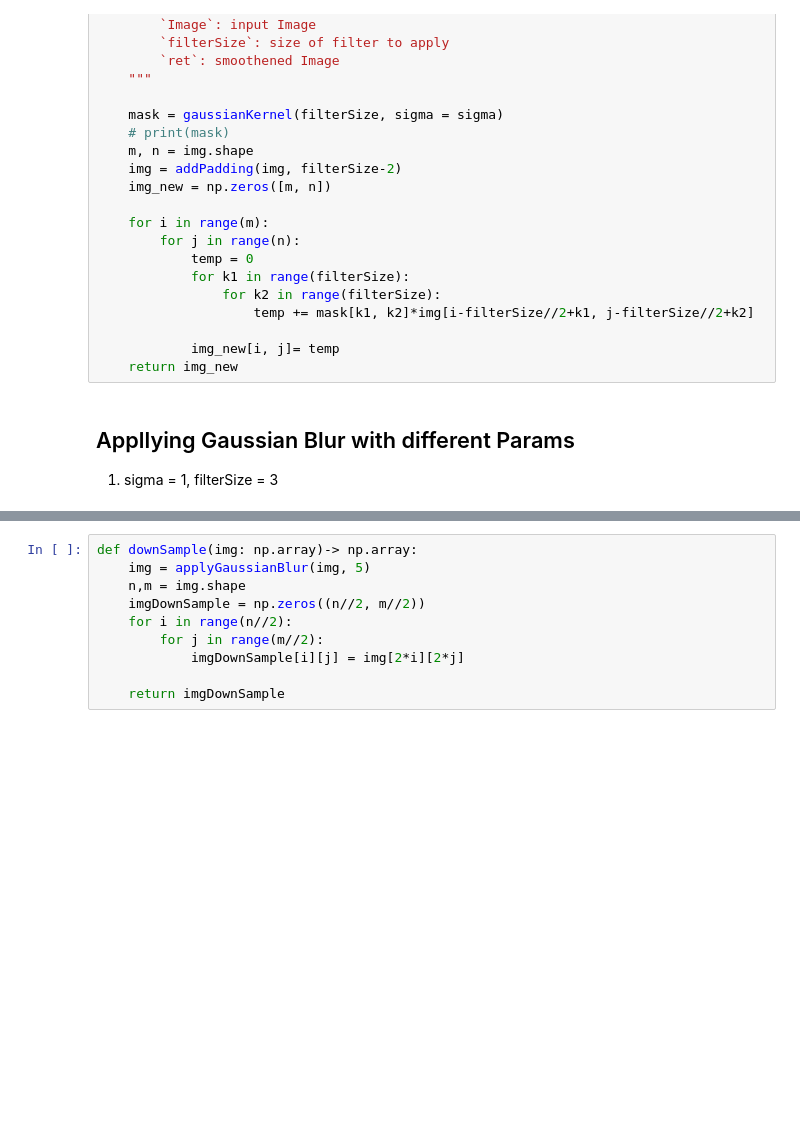
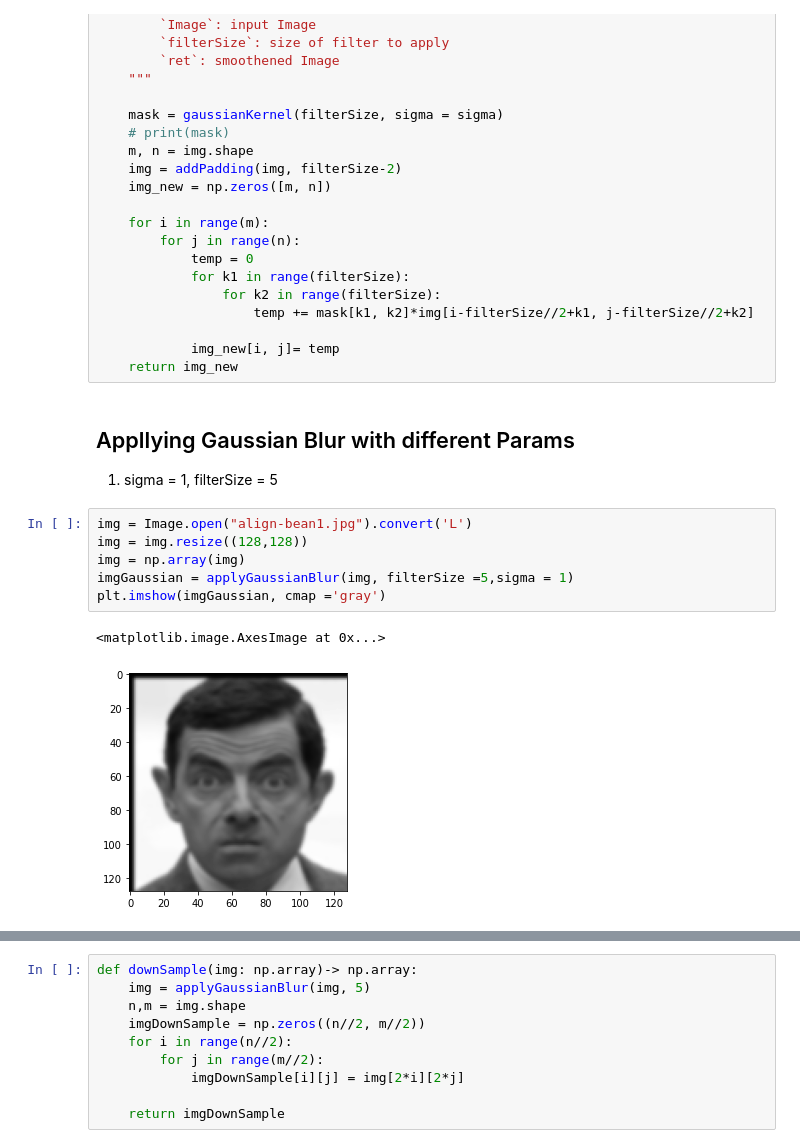
Before and after one commit to sam6134/Computer-Vision, a Jupyter notebook: Assignment-2/assignment2.ipynb, the cells around one changed output, grey strips where cells are left out. Drawn from its saved outputs; the diff is of its cells as text; blank space fills up the shorter version.

```diff
--- a/Assignment-2/assignment2.ipynb
+++ b/Assignment-2/assignment2.ipynb
@@ -183,4 +165,13 @@ def applyGaussianBlur(img: np.array, filterSize: int = 3 ,sigma: int = 1, mask =
     return img_new
 # %% [markdown]
 ## Appllying Gaussian Blur with different Params
-1. sigma = 1, filterSize = 3
+1. sigma = 1, filterSize = 5
+# %%
+img = Image.open("align-bean1.jpg").convert('L')
+img = img.resize((128,128))
+img = np.array(img)
+imgGaussian = applyGaussianBlur(img, filterSize =5,sigma = 1)
+plt.imshow(imgGaussian, cmap ='gray')
+# %% [output]
+<matplotlib.image.AxesImage at 0x...>
+[figure, added]
```
Also changed, not shown: parts of 28 cells of this notebook, 38 other files.
